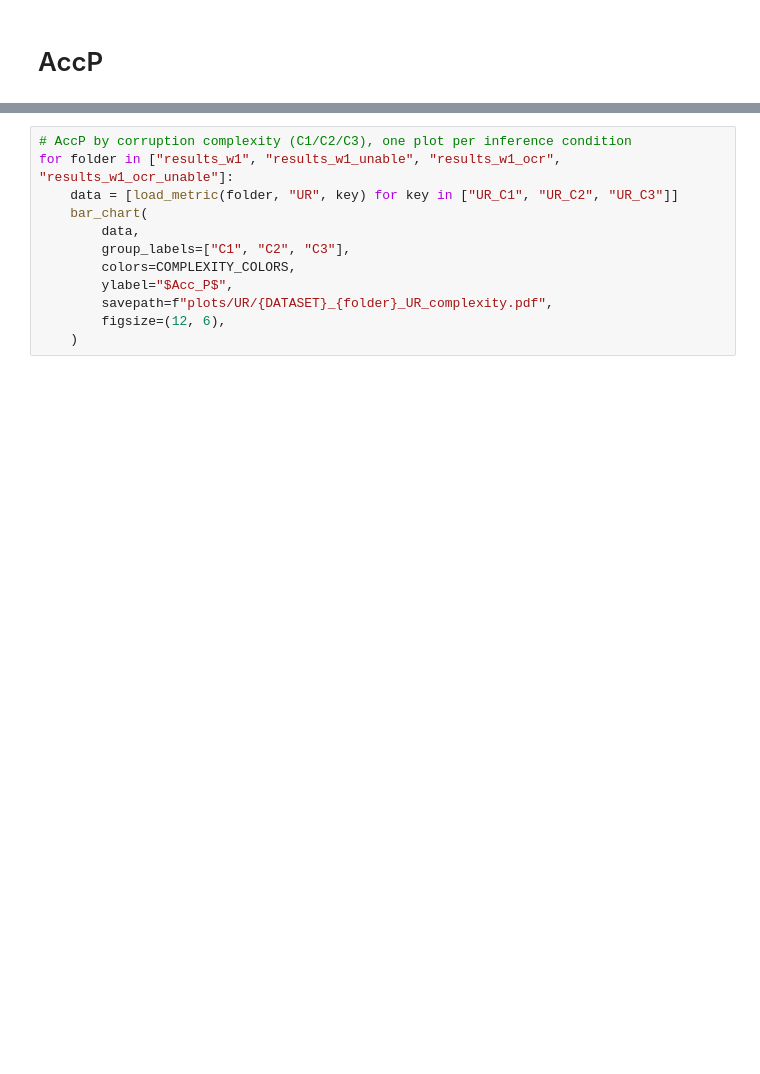
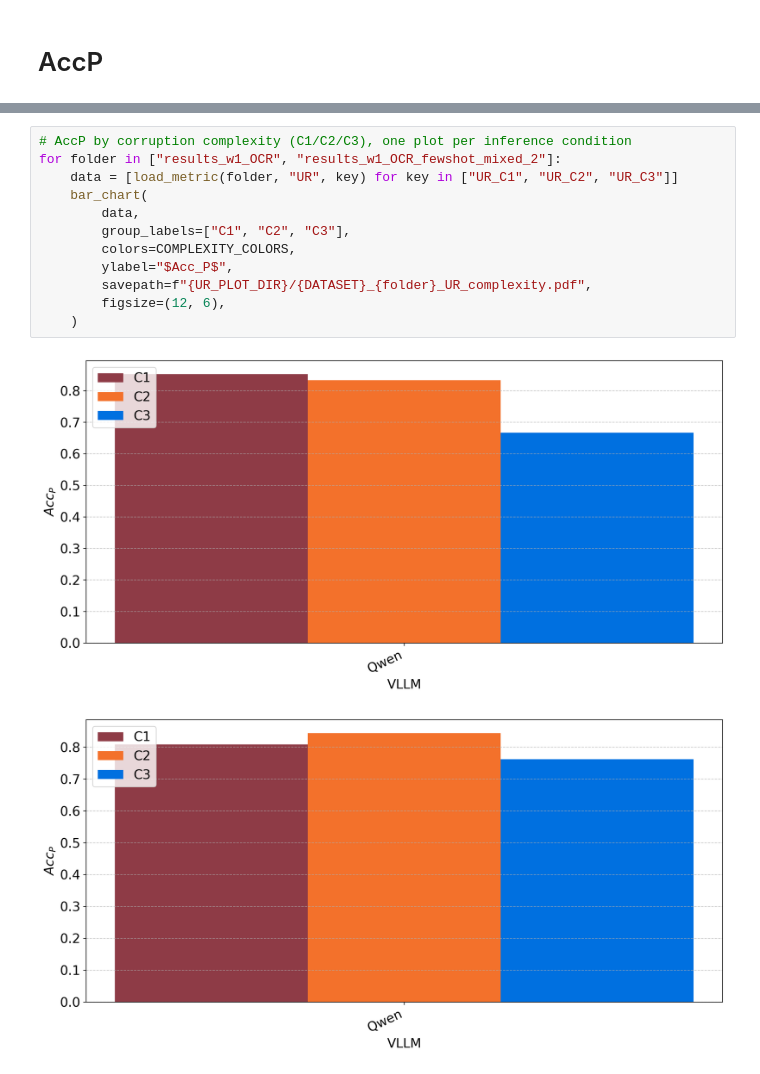
Before and after one commit to Alberto-Martinelli/VRD-UQA-2, a Jupyter notebook: VQA_analysis/pipeline/plots.ipynb, the cells around one changed output, grey strips where cells are left out. Drawn from its saved outputs; the diff is of its cells as text; blank space fills up the shorter version.

```diff
--- a/VQA_analysis/pipeline/plots.ipynb
+++ b/VQA_analysis/pipeline/plots.ipynb
@@ -187,12 +169,15 @@ bar_chart(
 # %%
 # AccP by corruption complexity (C1/C2/C3), one plot per inference condition
-for folder in ["results_w1", "results_w1_unable", "results_w1_ocr", "results_w1_ocr_unable"]:
+for folder in ["results_w1_OCR", "results_w1_OCR_fewshot_mixed_2"]:
     data = [load_metric(folder, "UR", key) for key in ["UR_C1", "UR_C2", "UR_C3"]]
     bar_chart(
         data,
         group_labels=["C1", "C2", "C3"],
         colors=COMPLEXITY_COLORS,
         ylabel="$Acc_P$",
-        savepath=f"plots/UR/{DATASET}_{folder}_UR_complexity.pdf",
+        savepath=f"{UR_PLOT_DIR}/{DATASET}_{folder}_UR_complexity.pdf",
         figsize=(12, 6),
     )
+# %% [output]
+[figure, added]
+[figure, added]
```
Also changed, not shown: parts of 6 cells of this notebook, 5 other files.
